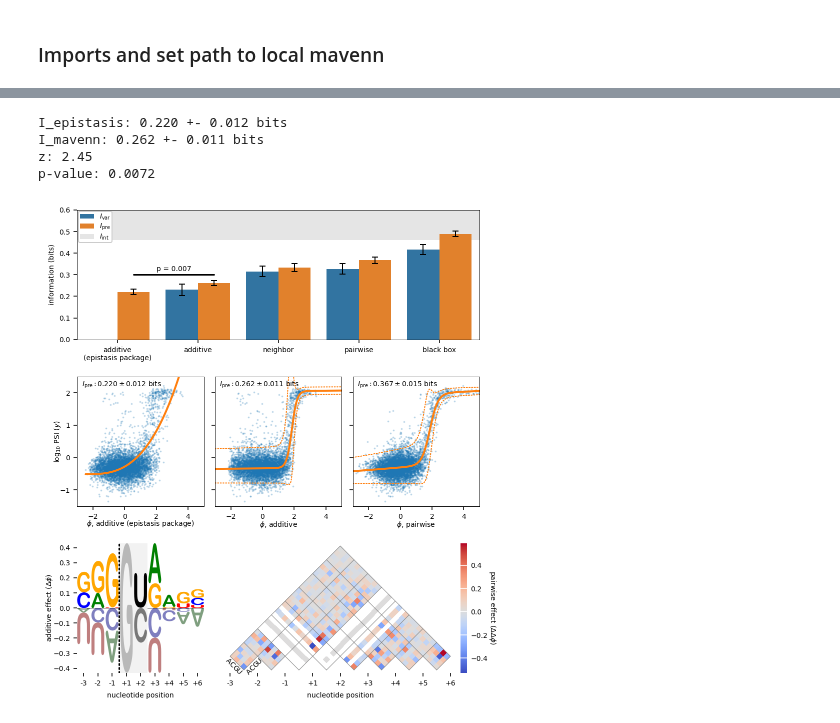
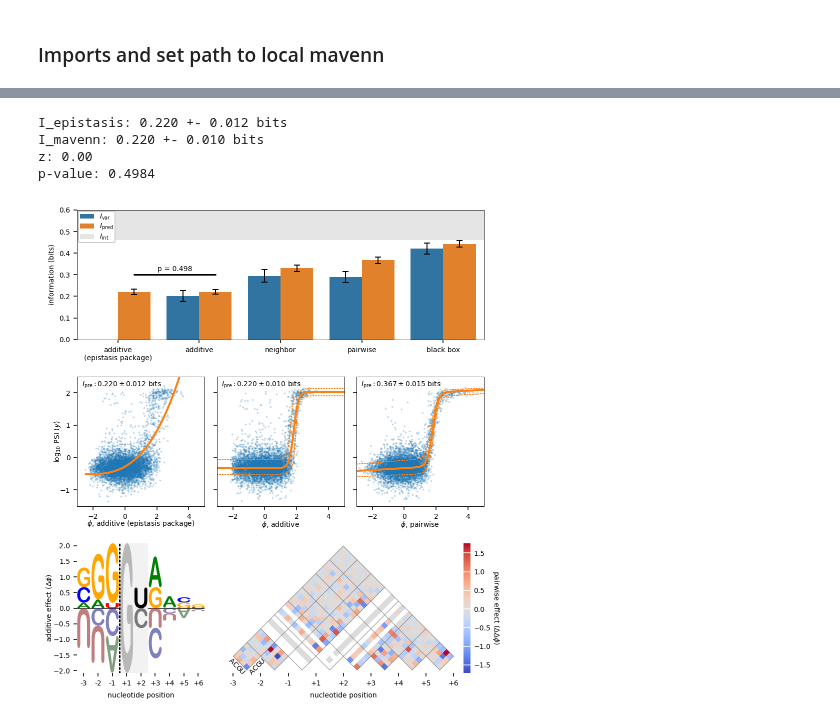
Before and after one commit to jbkinney/mavenn, a Jupyter notebook: paper/figure_scripts/fig5.ipynb, the cells around one changed output, grey strips where cells are left out. Drawn from its saved outputs; the diff is of its cells as text; code cells hidden in the pictures.

Commit message:
Adding script and models/data for figure 5 using updated API

```diff
--- a/paper/figure_scripts/fig5.ipynb
+++ b/paper/figure_scripts/fig5.ipynb
@@ -443,3 +454,10 @@ def heatmap_pairwise(values,
         cb = None
 
     return ax, cb
+# %%
+models = {}
+
+models['additive'] = mavenn.load('fig5_models/mpsa_additive_ge_2021.12.28.13h.35m')
+models['neighbor']= mavenn.load('fig5_models/mpsa_neighbor_ge_2021.12.28.13h.35m')
+models['pairwise'] = mavenn.load('fig5_models/mpsa_pairwise_ge_2021.12.28.16h.07m')
+models['blackbox'] = mavenn.load('fig5_models/mpsa_blackbox_ge_2021.12.28.13h.36m')
@@ -445,0 +524,5 @@ def heatmap_pairwise(values,
+# %%
+info_df = pd.DataFrame(info_dict).T
+info_df = info_df[['I','dI']].reset_index().copy()
+info_df.rename(columns={'level_0':'name'}, inplace=True)
+info_df.loc[8:10,'name'] = 'black box'
@@ -446,11 +543,10 @@ def heatmap_pairwise(values,
+# %%
+I_rep = 0.46067406
 # %%
-info_df = pd.read_csv('../old/fig5_info_df.csv.gz')
-logo_df = pd.read_csv('../old/fig5_logo.csv.gz')
-fig5npz = np.load('../old/fig5_data_dict.npz')
-I_rep = fig5npz['I_rep']
+# load Sailer-Harms inference data
+fig5npz = np.load('fig5_SH_data/fig5_data_dict.npz')
 phi_sh = fig5npz['phi_sh']
 yhat_sh = fig5npz['yhat_sh']
 y_sh = fig5npz['y_sh']
 phi_grid_sh=fig5npz['phi_grid_sh']
 yhat_grid_sh = fig5npz['yhat_grid_sh']
-theta = fig5npz['theta']
@@ -506,7 +574,7 @@ ax.fill_between(xlim, [I_rep, I_rep], [.6, .6], color='gray', alpha=.2, zorder=-
 #            label='$I_\mathrm{int}$ (lower bound)')
 
 # Plot bars
-sns.barplot(ax=ax, data=info_df, hue='Unnamed: 1', x='name', y='I')
+sns.barplot(ax=ax, data=info_df, hue='level_1', x='name', y='I')
 
 # Plot 95% confidence intervals
 x = np.array([[x-.2,x+.2] for x in range(5)]).ravel()
@@ -603,14 +671,14 @@ for i, name in enumerate(['additive', 'pairwise']):
 
     # Set ax
     ax = fig.add_subplot(gs[1,i+1])
-    mpsa_npz = np.load(f'../old/mpsa_ge_{name}.npz')
-    phi = mpsa_npz['phi']
-    y_test = mpsa_npz['y_test']
-    phi_grid = mpsa_npz['phi_grid']
-    yhat_grid = mpsa_npz['yhat_grid']
-    yqs_grid = mpsa_npz['yqs_grid']
-    I_pred = mpsa_npz['I_pred']
-    dI_pred = mpsa_npz['dI_pred']
+    mpsa_model = models[name]
+    phi = mpsa_model.x_to_phi(x_test)
+
+    phi_grid = np.linspace(philim[0], philim[1], 1000)
+    yhat_grid = mpsa_model.phi_to_yhat(phi_grid)
+    yqs_grid = mpsa_model.yhat_to_yq(yhat_grid, q=[.16,.84])
+    I_pred = info_df[info_df['name']==name].reset_index(drop=True)['I'][1]
+    dI_pred = info_df[info_df['name']==name].reset_index(drop=True)['dI'][1]
 
     # Draw scatter plot
     ax.scatter(phi,
@@ -658,6 +726,7 @@ for i, name in enumerate(['additive', 'pairwise']):
 
 # Draw logo
 ax = fig.add_subplot(gs[2,0])
+logo_df = models['pairwise'].get_theta()['logomaker_df'].fillna(0)
 logo = logomaker.Logo(df=logo_df, ax=ax, fade_below=.5, shade_below=.5, width=.9, font_name='Arial Rounded MT Bold')
 ylim = ax.get_ylim()
 logo.highlight_position_range(pmin=3, pmax=4, color='w', alpha=1, zorder=10)
@@ -667,34 +736,35 @@ logo.style_single_glyph(p=4, c='U', color='k', zorder=30)
 logo.style_single_glyph(p=4, c='C', color='k', zorder=30)
 logo.style_spines(visible=False)
 ax.axvline(2.5, linestyle=':', color='k', zorder=30)
 #ax.set_yticks([])
 ax.set_ylabel('additive effect ($\Delta \phi$)', labelpad=-1)
 ax.set_xticks([0,1,2,3,4,5,6,7,8])
 ax.set_xticklabels([f'{x:+d}' for x in range(-3,7) if x!=0])
 ax.set_xlabel('nucleotide position', labelpad=5)
 
 # Draw heatmap
 ax = fig.add_subplot(gs[2,-2:])
+theta = models['pairwise'].get_theta()['theta_lclc']
 ax, cb = heatmap_pairwise(values=theta,
                           alphabet='ACGU',
                           ax=ax,
                           gpmap_type='pairwise',
                           cmap_size='3%')
 ax.set_xticks([0,1,2,3,4,5,6,7,8])
 ax.set_xticklabels([f'{x:+d}' for x in range(-3,7) if x!=0])
 ax.set_xlabel('nucleotide position', labelpad=5)
 cb.set_label('pairwise effect ($\Delta \Delta \phi$)', labelpad=5, ha='center', va='center', rotation=-90)
 cb.outline.set_visible(False)
 cb.ax.tick_params(direction='in', size=10, color='white')
 #cb.set_ticks([-1, -.5, 0, .5])
 
 
 # # Clean up plots and save
 fig.tight_layout(h_pad=2)
 fig.savefig('fig5_ipynb.png',dpi=400,facecolor='w')
 # %% [output]
 I_epistasis: 0.220 +- 0.012 bits
-I_mavenn: 0.262 +- 0.011 bits
-z: 2.45
-p-value: 0.0072
+I_mavenn: 0.220 +- 0.010 bits
+z: 0.00
+p-value: 0.4984
-[figure, old version]
+[figure, new version]
```
Also changed, not shown: parts of 8 cells of this notebook, 12 other files.
